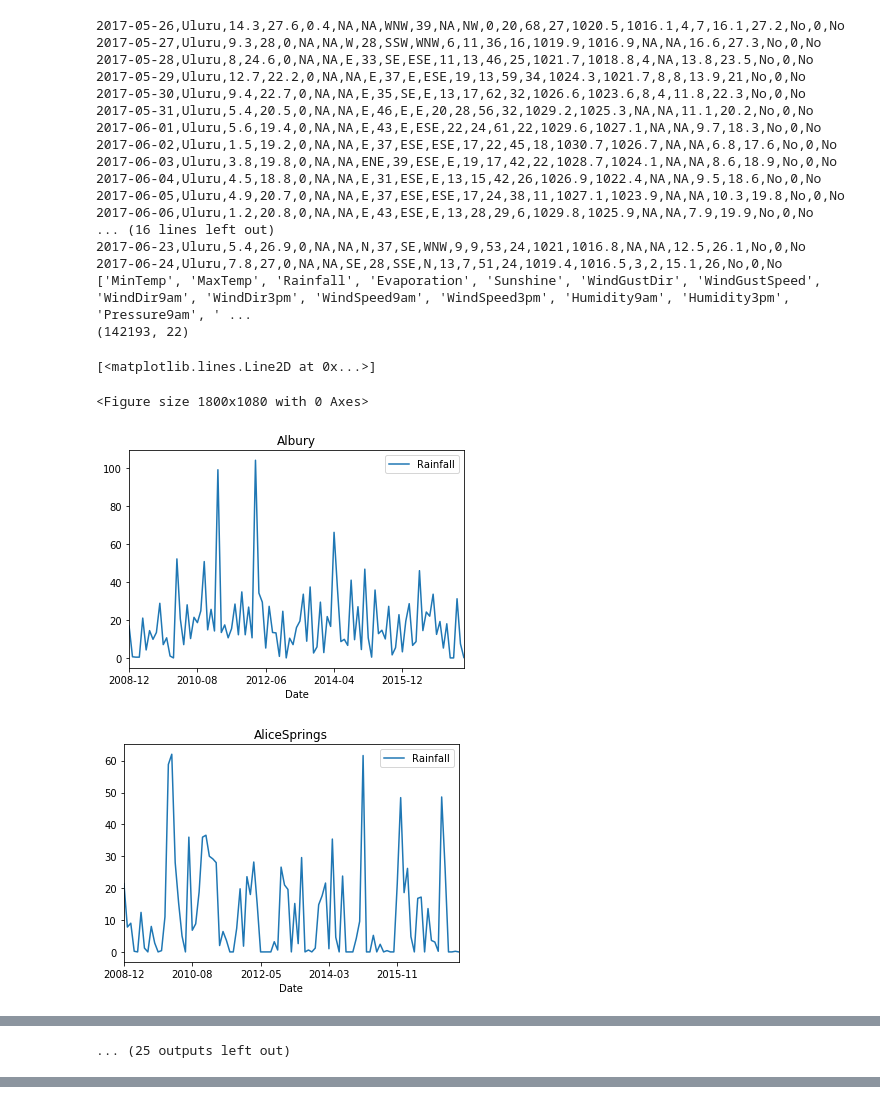
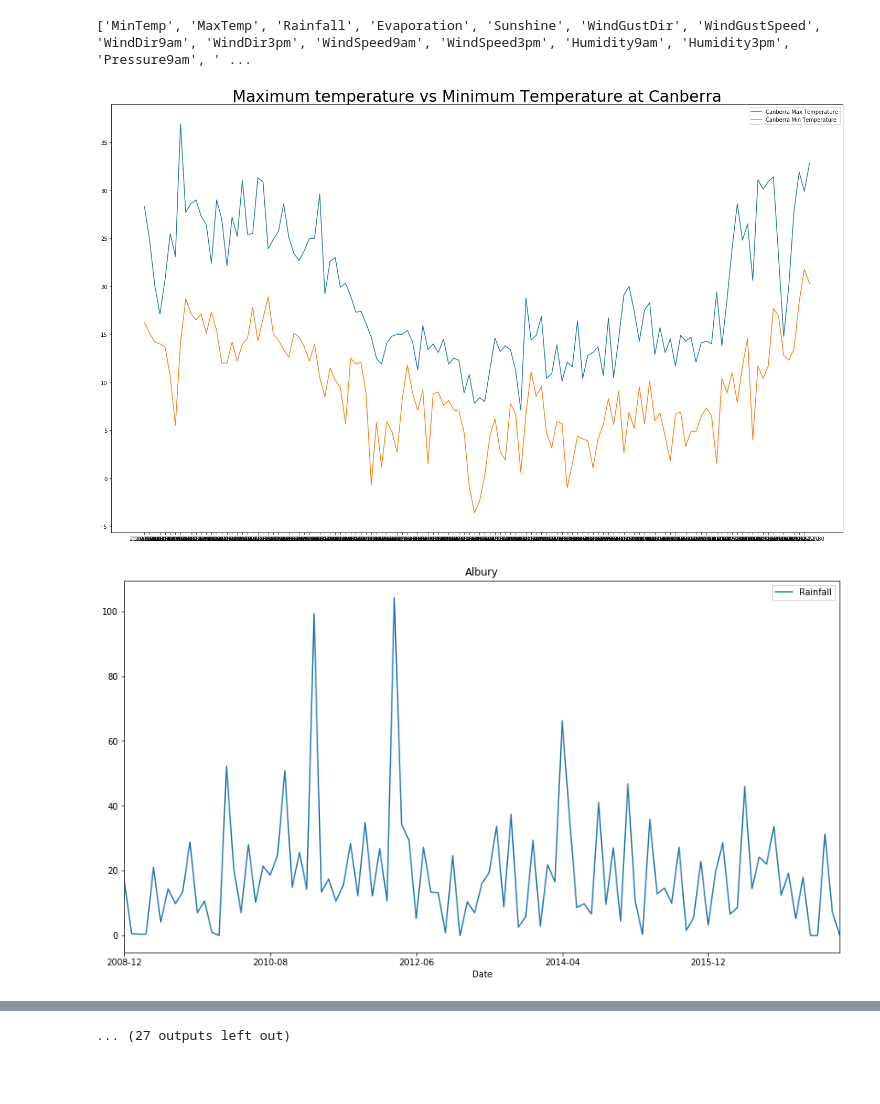
Before and after one commit to anirudhnarayanan/ITCS-6156-Machine-Learning, a Jupyter notebook: Assignment/assignment-1/Assignment1.ipynb, the cells around one changed output, grey strips where cells are left out. Cells and saved outputs as stored; diff of their text form; code cells hidden in the pictures; blank space fills up the shorter version.

```diff
--- a/Assignment/assignment-1/Assignment1.ipynb
+++ b/Assignment/assignment-1/Assignment1.ipynb
@@ -4,7 +4,7 @@ import pandas as pd
 import matplotlib.pyplot as plt
 %matplotlib inline
 
-!tail -30 weatherAUS.csv
+
 df = pd.read_csv("weatherAUS.csv")
 print(df.columns[df.isna().any()].tolist())
 
@@ -20,7 +20,7 @@ for item in list(df.columns.values):
 
 columns = list(df.columns.values)
 col = 0
-print df.shape
+
 df.loc[df.index.dropna()]
 
 for index,row in df.iterrows():
@@ -46,59 +46,72 @@ df.to_csv("ausweather_preprocessed.csv", sep='\t', encoding='utf-8')
 
 #print(df[df["Evaporation"] == df["Evaporation"]])
 # %% [output]
-2017-05-26,Uluru,14.3,27.6,0.4,NA,NA,WNW,39,NA,NW,0,20,68,27,1020.5,1016.1,4,7,16.1,27.2,No,0,No
-2017-05-27,Uluru,9.3,28,0,NA,NA,W,28,SSW,WNW,6,11,36,16,1019.9,1016.9,NA,NA,16.6,27.3,No,0,No
-2017-05-28,Uluru,8,24.6,0,NA,NA,E,33,SE,ESE,11,13,46,25,1021.7,1018.8,4,NA,13.8,23.5,No,0,No
-2017-05-29,Uluru,12.7,22.2,0,NA,NA,E,37,E,ESE,19,13,59,34,1024.3,1021.7,8,8,13.9,21,No,0,No
-2017-05-30,Uluru,9.4,22.7,0,NA,NA,E,35,SE,E,13,17,62,32,1026.6,1023.6,8,4,11.8,22.3,No,0,No
-2017-05-31,Uluru,5.4,20.5,0,NA,NA,E,46,E,E,20,28,56,32,1029.2,1025.3,NA,NA,11.1,20.2,No,0,No
-2017-06-01,Uluru,5.6,19.4,0,NA,NA,E,43,E,ESE,22,24,61,22,1029.6,1027.1,NA,NA,9.7,18.3,No,0,No
-2017-06-02,Uluru,1.5,19.2,0,NA,NA,E,37,ESE,ESE,17,22,45,18,1030.7,1026.7,NA,NA,6.8,17.6,No,0,No
-2017-06-03,Uluru,3.8,19.8,0,NA,NA,ENE,39,ESE,E,19,17,42,22,1028.7,1024.1,NA,NA,8.6,18.9,No,0,No
-2017-06-04,Uluru,4.5,18.8,0,NA,NA,E,31,ESE,E,13,15,42,26,1026.9,1022.4,NA,NA,9.5,18.6,No,0,No
-2017-06-05,Uluru,4.9,20.7,0,NA,NA,E,37,ESE,ESE,17,24,38,11,1027.1,1023.9,NA,NA,10.3,19.8,No,0,No
-2017-06-06,Uluru,1.2,20.8,0,NA,NA,E,43,ESE,E,13,28,29,6,1029.8,1025.9,NA,NA,7.9,19.9,No,0,No
-... (16 lines left out)
-2017-06-23,Uluru,5.4,26.9,0,NA,NA,N,37,SE,WNW,9,9,53,24,1021,1016.8,NA,NA,12.5,26.1,No,0,No
-2017-06-24,Uluru,7.8,27,0,NA,NA,SE,28,SSE,N,13,7,51,24,1019.4,1016.5,3,2,15.1,26,No,0,No
 ['MinTemp', 'MaxTemp', 'Rainfall', 'Evaporation', 'Sunshine', 'WindGustDir', 'WindGustSpeed', 'WindDir9am', 'WindDir3pm', 'WindSpeed9am', 'WindSpeed3pm', 'Humidity9am', 'Humidity3pm', 'Pressure9am', ' ...
-(142193, 22)
 # %%
 import matplotlib.pyplot as plt
 import pandas as pd
 import numpy as np
+from mpl_toolkits import mplot3d
+
 
 df = pd.read_csv("ausweather_preprocessed.csv",sep="\t")
 
 
 location_grouped_means = df.groupby('Location').mean()
 location_grouped_max = df.groupby('Location').max()
 location_grouped_min = df.groupby('Location').min()
 grouped_by_month_rainfall = df.groupby([df.Date.str[:7],"Location"])["Location","Rainfall"].max().reset_index()
 
-grouped_by_year_rainfall = df.groupby([df.Date.str[:4],"Location"])["Location","MinTemp"].max().reset_index()
+grouped_by_year_rainfall = df.groupby([df.Date.str[:4],"Location"])["Location","Rainfall"].max().reset_index()
+grouped_by_year_rainfall_pressure = df.groupby([df.Date.str[:4],"Location"])["Location","Rainfall","Pressure3pm"].max().reset_index()
+
+grouped_by_month_pressure = df.groupby([df.Date.str[:4],"Location"])["Location","Pressure3pm"].max().reset_index()
 
 df1 = grouped_by_year_rainfall.groupby(["Location","Date"]).max().reset_index()
+df2 = grouped_by_month_rainfall.groupby(["Location","Date"]).max().reset_index()
+df3 = grouped_by_month_pressure.groupby(["Location","Date"]).max().reset_index()
+df4 = grouped_by_year_rainfall_pressure.groupby(["Location","Date"]).max().reset_index()
 
 plt.figure(figsize=(25,15))
 
-df = grouped_by_month_rainfall
-#fig,ax=plt.subplots()
-#print "REACH"
 
-#grouped_by_month_rainfall.groupby("Location").plot(x="Date", y="Rainfall")
-#TRY SUBLPLOTS
-for title, group in df.groupby('Location'):
-    group.plot(x='Date', y='Rainfall', title=title)
+for title, group in df2.groupby('Location'):
+    group.plot(x='Date', y='Rainfall', title=title,figsize=(15,8))
+
 
 x_values = df1[df1["Location"]=="Albury"]
 y_values = df1[df1["Location"]=="Canberra"]
 
+pressure_x_values = df3[df3["Location"]=="Albury"]
+pressure_y_values = df3[df3["Location"]=="Canberra"]
+
+fully_values = df4[df4["Location"]=="Canberra"]
+
 plt.figure(figsize=(15,8))
-plt.plot(y_values["Date"],y_values["MinTemp"])
-plt.plot(x_values["Date"],x_values["MinTemp"])
+plt.title("RainFall at Canberra vs Rainfall at Albury",fontsize=30)
+
+plt.plot(y_values["Date"],y_values["Rainfall"],label="Canberra")
+plt.plot(x_values["Date"],x_values["Rainfall"],label="Albury")
+plt.legend()
+fig1 = plt.figure(1,figsize=(15,8))
+ax1 = fig1.gca()
+
+plt.title("Maximum temperature vs Minimum Temperature at Canberra",fontsize=30)
+plt.plot(df[df["Location"]=="Canberra"][df["Date"].str[:4]=="2016"]["Date"],df[df["Location"]=="Canberra"][df["Date"].str[:4]=="2016"]["MaxTemp"],label="Canberra Max Temperature")
+plt.plot(df[df["Location"]=="Canberra"][df["Date"].str[:4]=="2016"]["Date"],df[df["Location"]=="Canberra"][df["Date"].str[:4]=="2016"]["MinTemp"],label="Canberra Min Temperature")
+plt.legend()
+plt.figure(figsize=(15,8))
+plt.title("3 pm Pressure at Canberra vs 3 pm Pressure at Albury",fontsize=30)
+plt.plot(pressure_y_values["Date"],pressure_y_values["Pressure3pm"],label="Canberra")
+plt.plot(pressure_x_values["Date"],pressure_x_values["Pressure3pm"],label="Albury")
+plt.legend()
+plt.show()
+plt.figure(figsize=(15,8))
+ax = plt.axes(projection='3d')
+
+years = np.array(np.asarray(fully_values["Date"])).astype(np.float)
+plt.title("3D plot of Rainfall, Pressure with respect to Date",fontsize=30)
+ax.plot(years,np.asarray(fully_values["Rainfall"]),np.asarray(fully_values["Pressure3pm"]), label='parametric curve')
 # %% [output]
-[<matplotlib.lines.Line2D at 0x...>]
-<Figure size 1800x1080 with 0 Axes>
-[figure, old version]
+[figure, new version]
-[figure, old version]
+[figure, new version]
@@ -113 +125,0 @@ plt.plot(x_values["Date"],x_values["MinTemp"])
-... (25 outputs left out)
@@ -113,0 +128 @@ plt.plot(x_values["Date"],x_values["MinTemp"])
+... (27 outputs left out)
```
Also changed, not shown: parts of 2 cells of this notebook.
